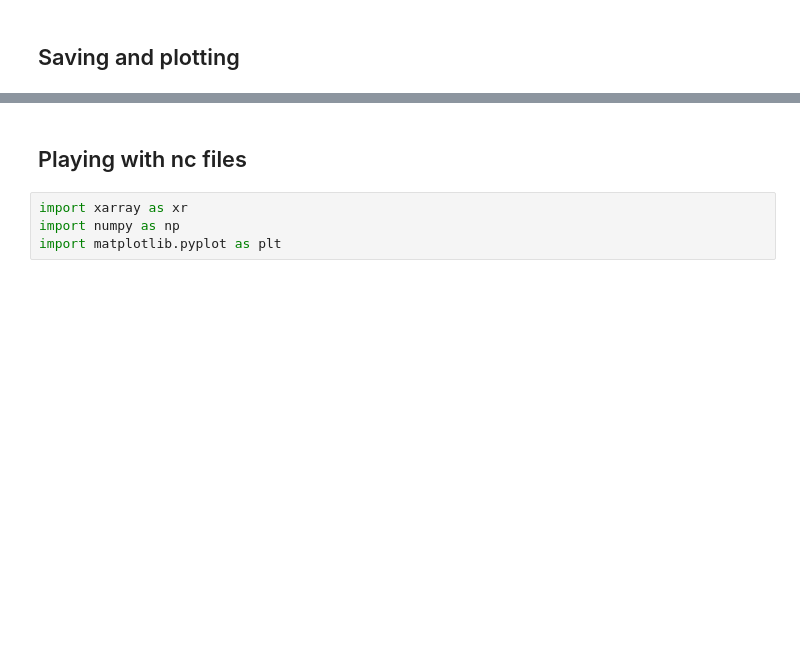
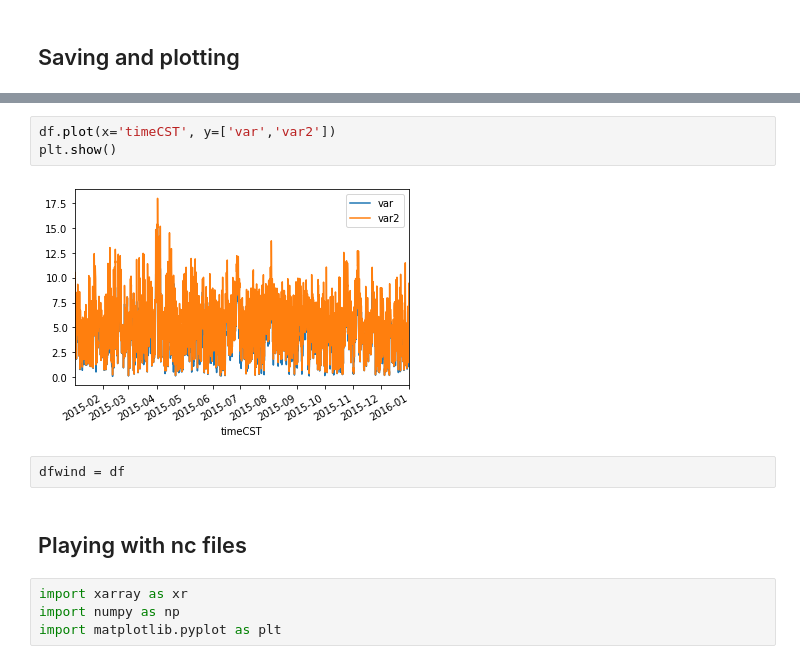
Before and after one commit to GeodataTools/geodata, a Jupyter notebook: create_wind.ipynb, the cells around one changed output, grey strips where cells are left out. Cells and saved outputs as stored; diff of their text form; blank space fills up the shorter version.

```diff
--- a/create_wind.ipynb
+++ b/create_wind.ipynb
@@ -131,3 +115,10 @@ plt.show()
+# %%
+df.plot(x='timeCST', y=['var','var2'])
+plt.show()
+# %% [output]
+[figure, added]
+# %%
+dfwind = df
 # %% [markdown]
 ## Playing with nc files
 # %%
```
Also changed, not shown: parts of 42 cells of this notebook, 4 other files.
